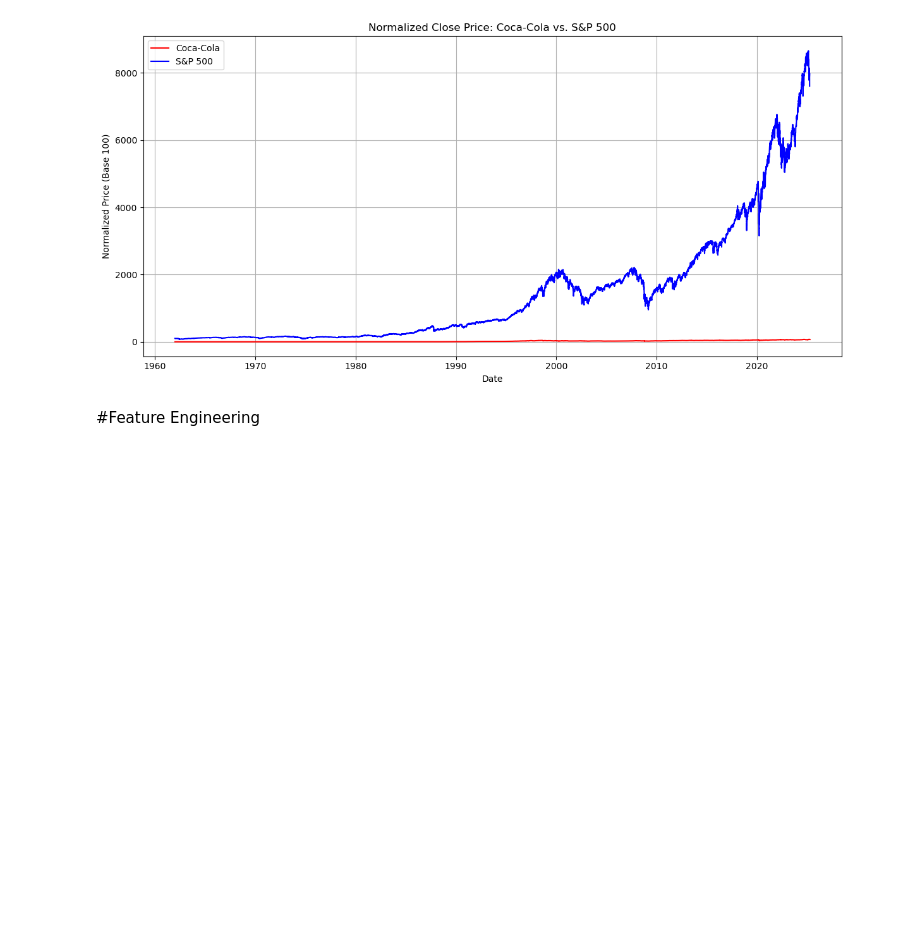
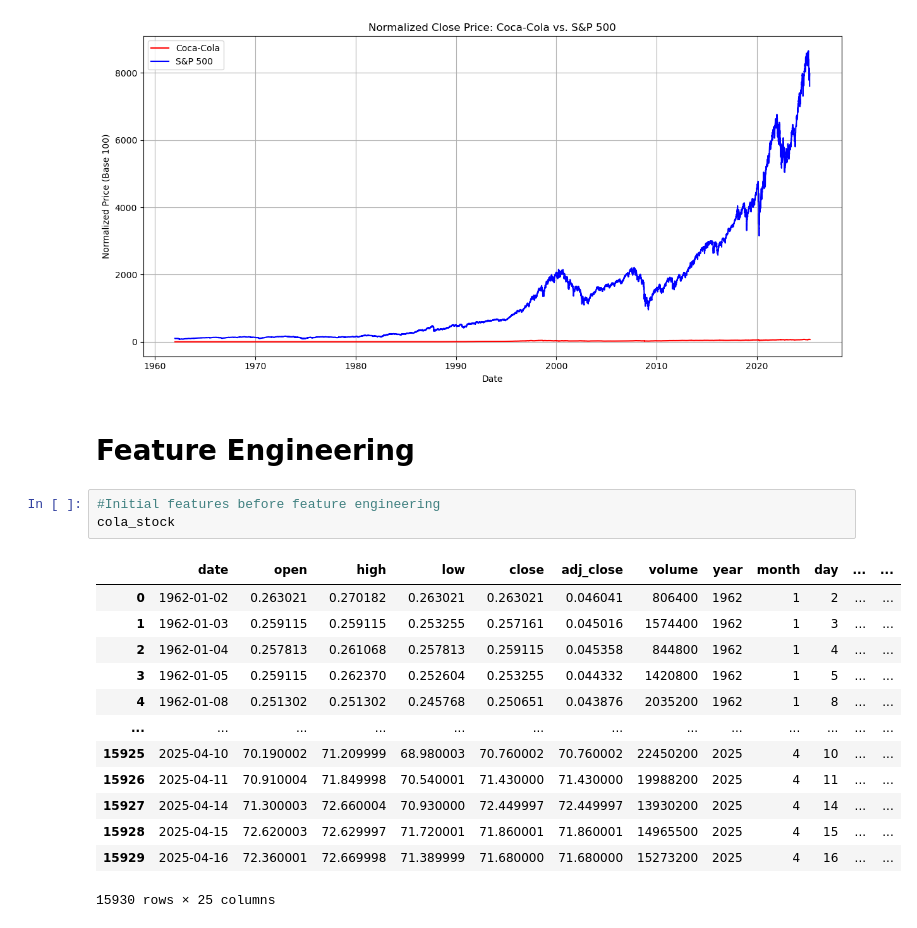
Before and after one commit to JuliusViktor/Analysis_of_Coca_Cola_Stock_Market, a Jupyter notebook: Script/Analysis_Of_Coca_Cola_Stock_Market.ipynb, the cells around one changed output. Saved outputs shown, nothing was run; the diff lists cells and outputs as text; blank space fills up the shorter version.

```diff
--- a/Script/Analysis_Of_Coca_Cola_Stock_Market.ipynb
+++ b/Script/Analysis_Of_Coca_Cola_Stock_Market.ipynb
@@ -408,4 +433,21 @@ plt.show()
 # %% [output]
 [figure]
 # %% [markdown]
-#Feature Engineering
+# Feature Engineering
+# %%
+#Initial features before feature engineering
+cola_stock
+# %% [output]
+|  | date | open | high | low | close | adj_close | volume | year | month | day | ... | ... |
+| 0 | 1962-01-02 | 0.263021 | 0.270182 | 0.263021 | 0.263021 | 0.046041 | 806400 | 1962 | 1 | 2 | ... | ... |
+| 1 | 1962-01-03 | 0.259115 | 0.259115 | 0.253255 | 0.257161 | 0.045016 | 1574400 | 1962 | 1 | 3 | ... | ... |
+| 2 | 1962-01-04 | 0.257813 | 0.261068 | 0.257813 | 0.259115 | 0.045358 | 844800 | 1962 | 1 | 4 | ... | ... |
+| 3 | 1962-01-05 | 0.259115 | 0.262370 | 0.252604 | 0.253255 | 0.044332 | 1420800 | 1962 | 1 | 5 | ... | ... |
+| 4 | 1962-01-08 | 0.251302 | 0.251302 | 0.245768 | 0.250651 | 0.043876 | 2035200 | 1962 | 1 | 8 | ... | ... |
+| ... | ... | ... | ... | ... | ... | ... | ... | ... | ... | ... | ... | ... |
+| 15925 | 2025-04-10 | 70.190002 | 71.209999 | 68.980003 | 70.760002 | 70.760002 | 22450200 | 2025 | 4 | 10 | ... | ... |
+| 15926 | 2025-04-11 | 70.910004 | 71.849998 | 70.540001 | 71.430000 | 71.430000 | 19988200 | 2025 | 4 | 11 | ... | ... |
+| 15927 | 2025-04-14 | 71.300003 | 72.660004 | 70.930000 | 72.449997 | 72.449997 | 13930200 | 2025 | 4 | 14 | ... | ... |
+| 15928 | 2025-04-15 | 72.620003 | 72.629997 | 71.720001 | 71.860001 | 71.860001 | 14965500 | 2025 | 4 | 15 | ... | ... |
+| 15929 | 2025-04-16 | 72.360001 | 72.669998 | 71.389999 | 71.680000 | 71.680000 | 15273200 | 2025 | 4 | 16 | ... | ... |
+15930 rows × 25 columns
```
Also changed, not shown: parts of 42 cells of this notebook, 1 other file.
